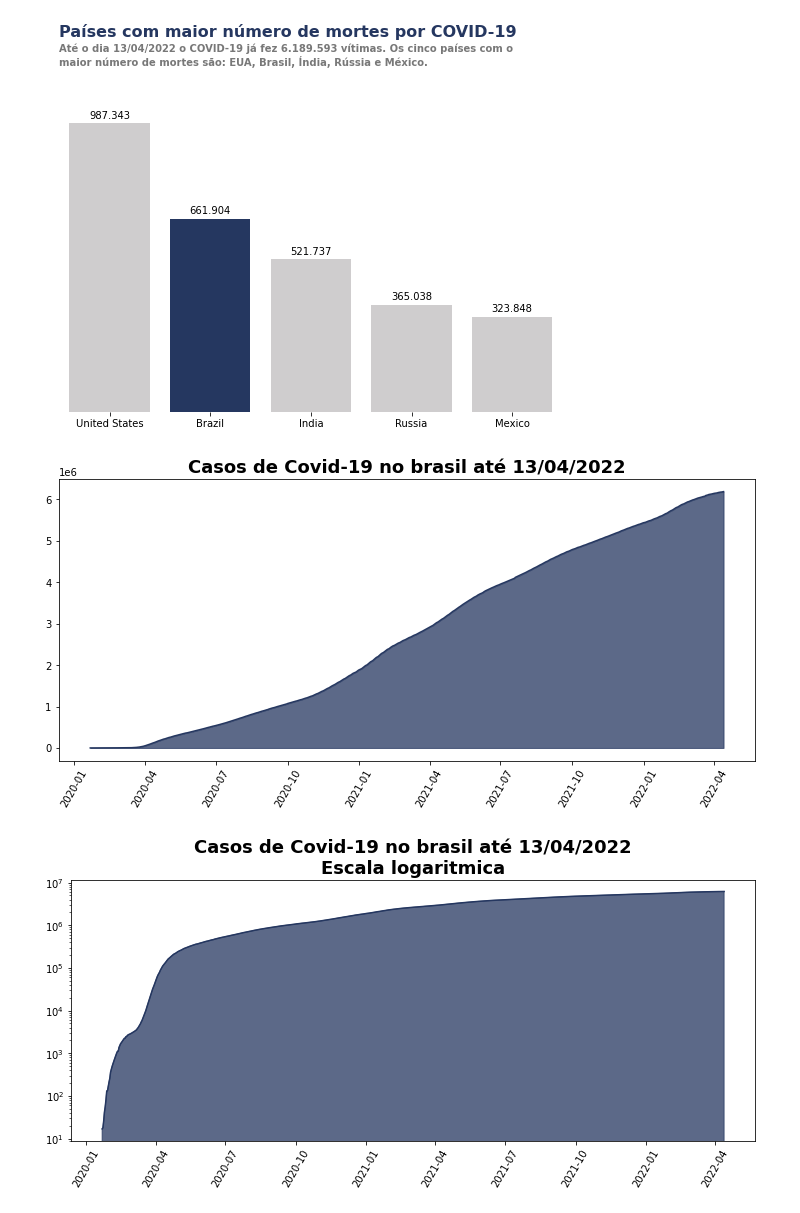
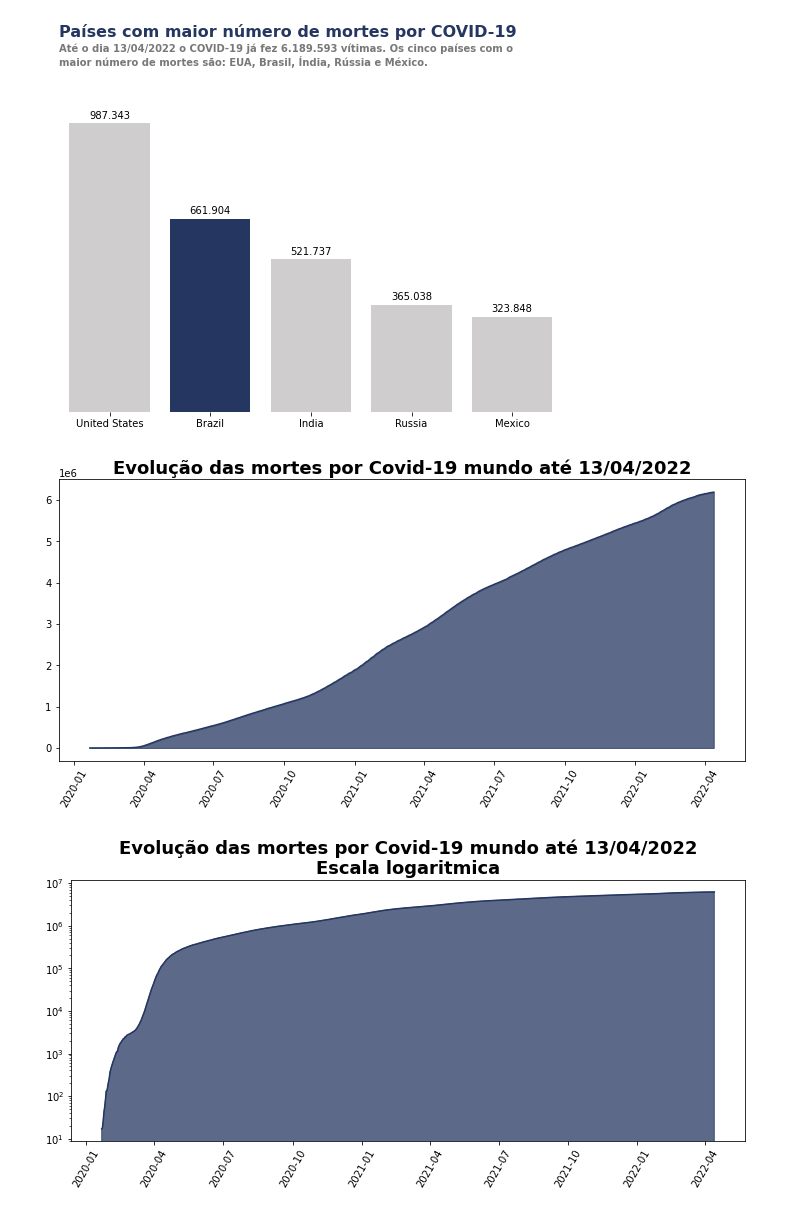
Before and after one commit to alex-trindade/DataScience, a Jupyter notebook: Analisando_Dados_Covid_19.ipynb, the cells around one changed output. Drawn from its saved outputs; the diff is of its cells as text; code cells hidden in the pictures.

```diff
--- a/Analisando_Dados_Covid_19.ipynb
+++ b/Analisando_Dados_Covid_19.ipynb
@@ -272,21 +272,21 @@ obitos_mundo = obitos_mundo.filter(items = ['date','total_deaths'])
 # %%
 #Gráfico de com óbitos mundiais
 
 fig, ax = plt.subplots(figsize = (10,5))
 
 x = obitos_mundo['date']
 y = obitos_mundo['total_deaths']
 
 #Gerar gráfico linear
 ax.plot(x,y,color='#253760')
 ax.tick_params(axis = 'x', rotation = 60)
-ax.set_title((f'Casos de Covid-19 no brasil até {ultimo_dia.strftime("%d/%m/%Y")}') ,
+ax.set_title((f'Evolução das mortes por Covid-19 mundo até {ultimo_dia.strftime("%d/%m/%Y")}') ,
                 fontsize ='18',
                 fontweight = 'bold')
 ax.fill_between(x,y, alpha = 0.75, color='#253760')
 plt.tight_layout(pad = 0.5)
 # %% [output]
-[figure, old version]
+[figure, new version]
 # %%
 #Gráfico de com óbitos mundiais
 
@@ -300,11 +300,11 @@ ax.plot(x,y,color='#253760')
 
 ax.tick_params(axis = 'x', rotation = 60)
 ax.set_yscale('log')
-ax.set_title((f'Casos de Covid-19 no brasil até {ultimo_dia.strftime("%d/%m/%Y")}\nEscala logaritmica') ,
+ax.set_title((f'Evolução das mortes por Covid-19 mundo até {ultimo_dia.strftime("%d/%m/%Y")}\nEscala logaritmica') ,
                 fontsize ='18',
                 fontweight = 'bold')
 ax.fill_between(x,y, alpha = 0.75, color='#253760')
 
 plt.tight_layout(pad = 0.5)
 # %% [output]
-[figure, old version]
+[figure, new version]
```
